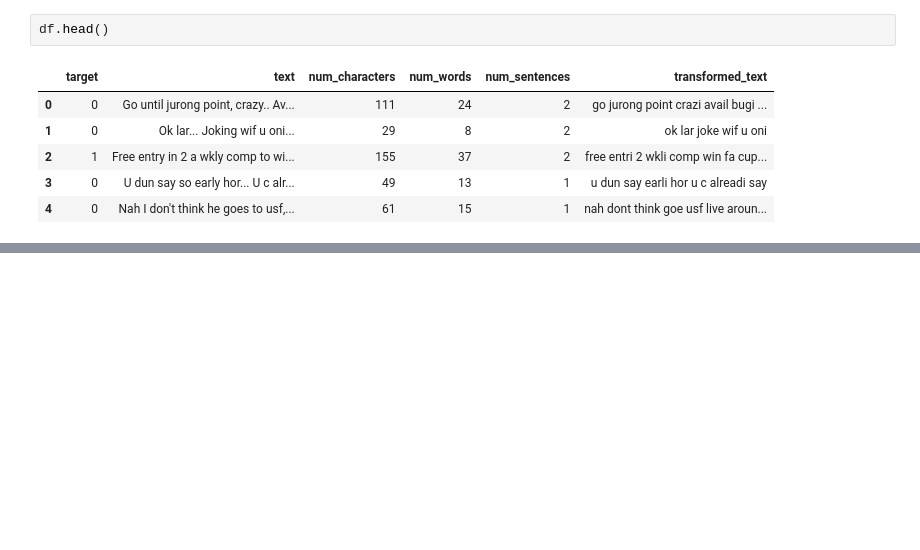
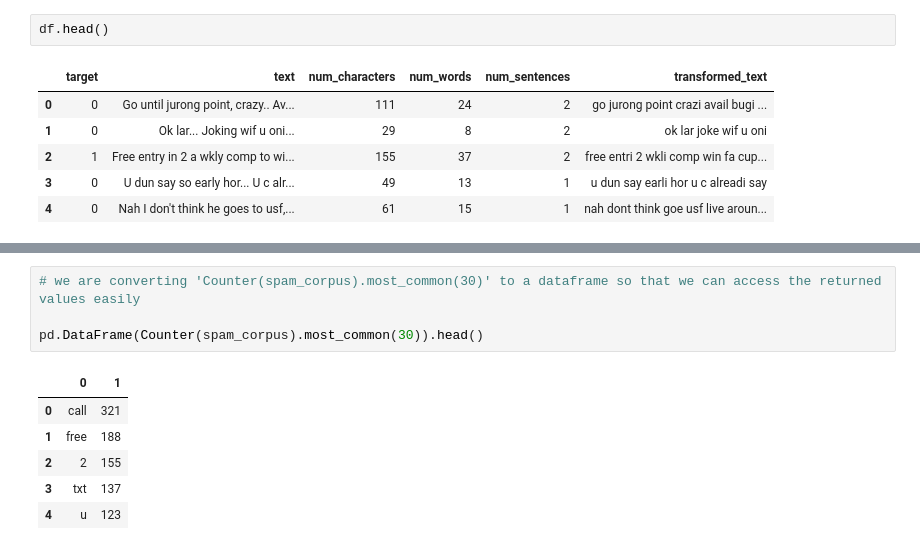
Before and after one commit to harshjainsk/email-spam-classifier, a Jupyter notebook: spam-classifier.ipynb, the cells around one changed output, grey strips where cells are left out. Saved outputs shown, nothing was run; the diff lists cells and outputs as text; blank space fills up the shorter version.

```diff
--- a/spam-classifier.ipynb
+++ b/spam-classifier.ipynb
@@ -317,0 +349,11 @@ plt.show()
+# %%
+# we are converting 'Counter(spam_corpus).most_common(30)' to a dataframe so that we can access the returned values easily
+
+pd.DataFrame(Counter(spam_corpus).most_common(30)).head()
+# %% [output]
+|  | 0 | 1 |
+| 0 | call | 321 |
+| 1 | free | 188 |
+| 2 | 2 | 155 |
+| 3 | txt | 137 |
+| 4 | u | 123 |
```
Also changed, not shown: parts of 22 cells of this notebook.
